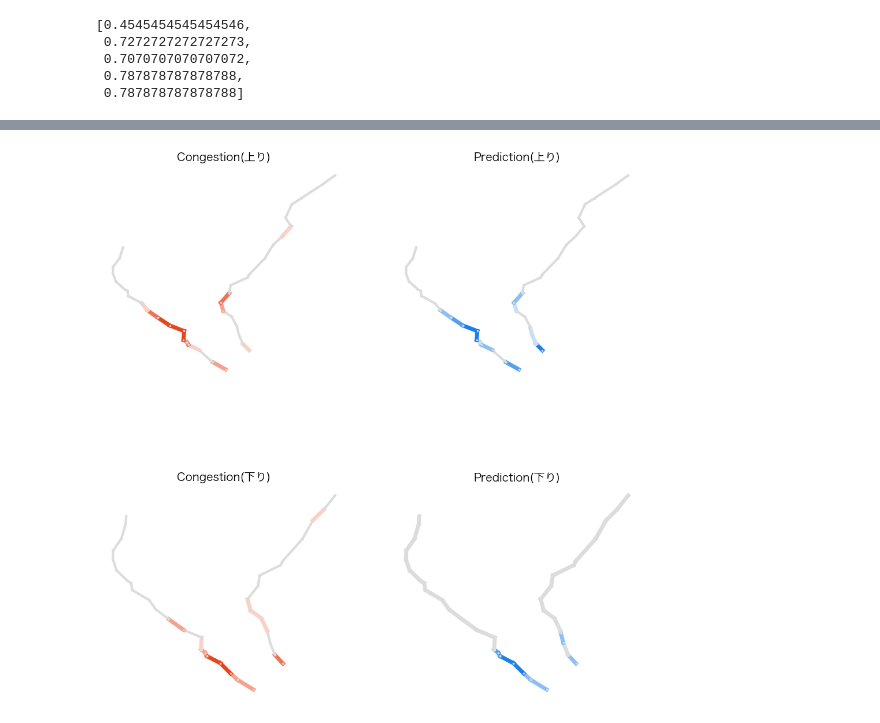
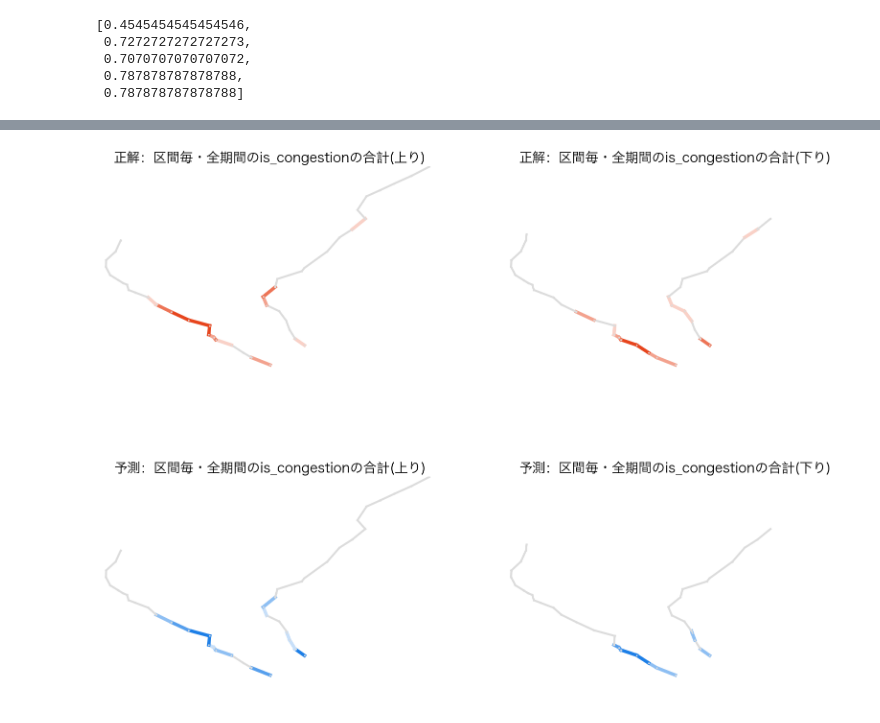
Before and after one commit to Makoto-Noda/NEXCO, a Jupyter notebook: NEXCO_model_lightgbm_regression_binary.ipynb, the cells around one changed output, grey strips where cells are left out. Drawn from its saved outputs; the diff is of its cells as text; code cells hidden in the pictures.

```diff
--- a/NEXCO_model_lightgbm_regression_binary.ipynb
+++ b/NEXCO_model_lightgbm_regression_binary.ipynb
@@ -619,19 +618,19 @@ congestion_series_0 = answer_block_df_0['is_congestion_block_count'].quantile([0
 prediction_series_1 = answer_block_df_1['prediction_block_count'].quantile([0.95, 0.9, 0.8, 0.7])
 prediction_series_0 = answer_block_df_0['prediction_block_count'].quantile([0.95, 0.9, 0.8, 0.7])
 # %%
-fig = plt.figure(figsize=(12,12))
+fig = plt.figure(figsize=(20,14))
 
 plt.subplots_adjust(hspace=0.5)
 
-ax1 = fig.add_subplot(221, title='Answer(上り)')
-ax2 = fig.add_subplot(222, title='Prediction(上り)')
-ax3 = fig.add_subplot(223, title='Answer(下り)')
-ax4 = fig.add_subplot(224, title='Prediction(下り)')
+ax1 = fig.add_subplot(221, title='Answer(上り)', ylim=(35.7, 37.12), xlim=(139, 140.2))
+ax2 = fig.add_subplot(222, title='Prediction(上り)', ylim=(35.7, 37.12), xlim=(139, 140.2))
+ax3 = fig.add_subplot(223, title='Answer(下り)', ylim=(35.7, 37.12), xlim=(139, 140.2))
+ax4 = fig.add_subplot(224, title='Prediction(下り)', ylim=(35.7, 37.12), xlim=(139, 140.2))
 
-ax1.set_title('Congestion(上り)', fontsize=14)
-ax2.set_title('Prediction(上り)', fontsize=14)
-ax3.set_title('Congestion(下り)', fontsize=14)
-ax4.set_title('Prediction(下り)', fontsize=14)
+ax1.set_title('正解：区間毎・全期間のis_congestionの合計(上り)', fontsize=20)
+ax2.set_title('正解：区間毎・全期間のis_congestionの合計(下り)', fontsize=20)
+ax3.set_title('予測：区間毎・全期間のis_congestionの合計(上り)', fontsize=20)
+ax4.set_title('予測：区間毎・全期間のis_congestionの合計(下り)', fontsize=20)
 
 for index,row in answer_block_df_1.iterrows():
 
@@ -690,10 +689,10 @@ for index,row in answer_block_df_1.iterrows():
         color = colorlist[4]
         linewidth = 3
 
-    ax2.plot([start_lng, end_lng], [start_lat, end_lat], color=color, linestyle='-', linewidth=linewidth)
-    ax2.plot(start_lng, start_lat, marker='.', c='gainsboro', markersize=3)
-    ax2.plot(end_lng, end_lat, marker='.', c='gainsboro',markersize=3)
-    ax2.axis('off')
+    ax3.plot([start_lng, end_lng], [start_lat, end_lat], color=color, linestyle='-', linewidth=linewidth)
+    ax3.plot(start_lng, start_lat, marker='.', c='gainsboro', markersize=3)
+    ax3.plot(end_lng, end_lat, marker='.', c='gainsboro',markersize=3)
+    ax3.axis('off')
 
 for index,row in answer_block_df_0.iterrows():
 
@@ -721,42 +720,42 @@ for index,row in answer_block_df_0.iterrows():
         color = colorlist[4]
         linewidth = 3
 
-    ax3.plot([start_lng, end_lng], [start_lat, end_lat], color=color, linestyle='-', linewidth=linewidth)
-    ax3.plot(start_lng, start_lat, marker='.', c='gainsboro', markersize=3)
-    ax3.plot(end_lng, end_lat, marker='.', c='gainsboro',markersize=3)
-    ax3.axis('off')
+    ax2.plot([start_lng, end_lng], [start_lat, end_lat], color=color, linestyle='-', linewidth=linewidth)
+    ax2.plot(start_lng, start_lat, marker='.', c='gainsboro', markersize=3)
+    ax2.plot(end_lng, end_lat, marker='.', c='gainsboro',markersize=3)
+    ax2.axis('off')
 
 for index,row in answer_block_df_0.iterrows():
 
     start_lng = row['start_lng']
     end_lng = row['end_lng']
     start_lat = row['start_lat']
     end_lat = row['end_lat']
     prediction = row['prediction_block_count']
 
     colorlist=['#1D7FE7', '#569FED', '#8EBFF3', '#C7DFF9', 'gainsboro']
 
     if prediction >= prediction_series_0[0.95]:
         color = colorlist[0]
         linewidth = 5
     elif (prediction >= prediction_series_0[0.9]) & (prediction < prediction_series_0[0.95]):
         color = colorlist[1]
         linewidth = 5
     elif (prediction >= prediction_series_0[0.8]) & (prediction < prediction_series_0[0.9]):
         color = colorlist[2]
         linewidth = 5
     elif (prediction >= prediction_series_0[0.7]) & (prediction < prediction_series_0[0.8]):
         color = colorlist[4]
-        linewidth = 5
+        linewidth = 3
     else:
         color = colorlist[4]
         linewidth = 3
 
     ax4.plot([start_lng, end_lng], [start_lat, end_lat], color=color, linestyle='-', linewidth=linewidth)
     ax4.plot(start_lng, start_lat, marker='.', c='gainsboro', markersize=3)
     ax4.plot(end_lng, end_lat, marker='.', c='gainsboro',markersize=3)
     ax4.axis('off')
 
 plt.savefig('./pictures/prediction_map.png')
 # %% [output]
-[figure, old version]
+[figure, new version]
```
Also changed, not shown: parts of 3 cells of this notebook, 1 other file.
